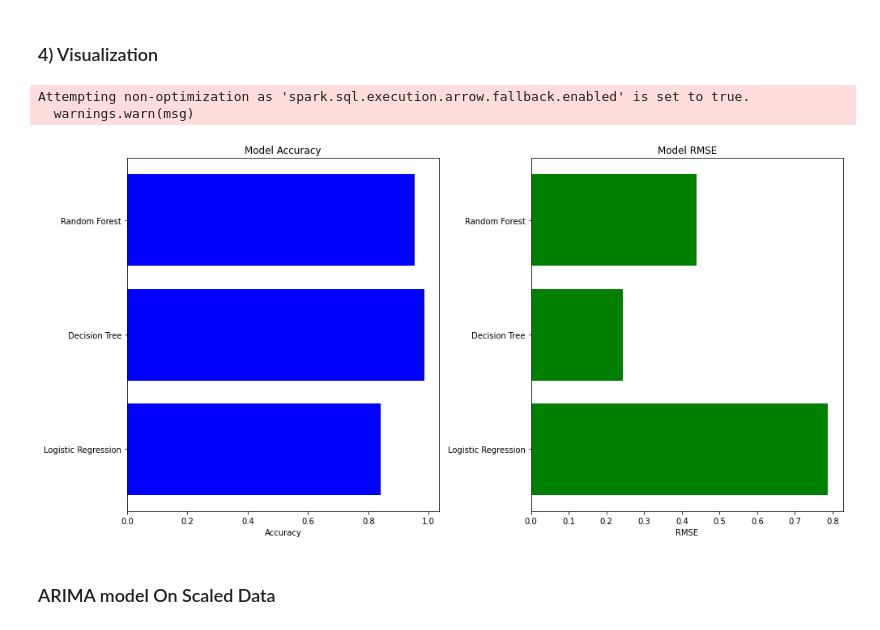
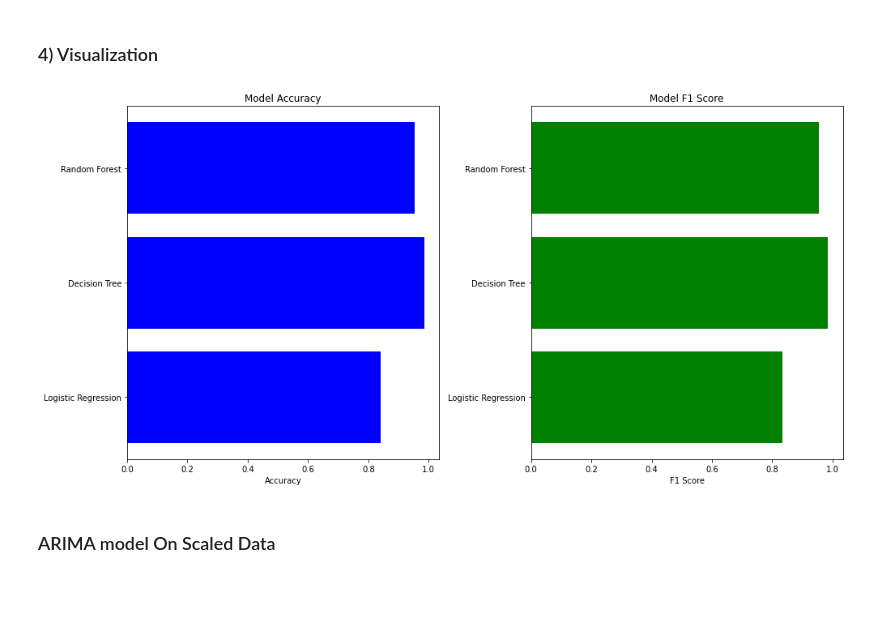
Before and after one commit to Himanshusamal60/Analysis_of_Air_Pollution_in_India, a Jupyter notebook: Analysis_of_pollution.ipynb, the cells around one changed output. Saved outputs shown, nothing was run; the diff lists cells and outputs as text; code cells hidden in the pictures; blank space fills up the shorter version.

```diff
--- a/Analysis_of_pollution.ipynb
+++ b/Analysis_of_pollution.ipynb
@@ -1544,6 +1567,7 @@ assembler = VectorAssembler(inputCols=feature_cols, outputCol='features')
 
 # Split the data into training and testing sets
 train_df, test_df = new_df.randomSplit([0.8, 0.2], seed=42)
+train_df=train_df.persist()
 # %% [markdown]
 ### 2) Model Building with Hyperparameter Tuning
 # %% [markdown]
@@ -2127,31 +2223,52 @@ summary_df.show()
 # %% [markdown]
 ### 4) Visualization
 # %%
+# # Visualization
+# import matplotlib.pyplot as plt
+
+# # Collect the summary data to plot
+# summary_pd = summary_df.toPandas()
+
+# # Plot accuracy and RMSE
+# plt.figure(figsize=(14, 7))
+
+# plt.subplot(1, 2, 1)
+# plt.barh(summary_pd['Model'], summary_pd['Accuracy'], color='blue')
+# plt.xlabel('Accuracy')
+# plt.title('Model Accuracy')
+
+# plt.subplot(1, 2, 2)
+# plt.barh(summary_pd['Model'], summary_pd['RMSE'], color='green')
+# plt.xlabel('RMSE')
+# plt.title('Model RMSE')
+
+# plt.tight_layout()
+# plt.show()
+
+
+
 # Visualization
 import matplotlib.pyplot as plt
 
 # Collect the summary data to plot
 summary_pd = summary_df.toPandas()
 
-# Plot accuracy and RMSE
 plt.figure(figsize=(14, 7))
 
 plt.subplot(1, 2, 1)
 plt.barh(summary_pd['Model'], summary_pd['Accuracy'], color='blue')
 plt.xlabel('Accuracy')
 plt.title('Model Accuracy')
 
 plt.subplot(1, 2, 2)
-plt.barh(summary_pd['Model'], summary_pd['RMSE'], color='green')
-plt.xlabel('RMSE')
-plt.title('Model RMSE')
+plt.barh(summary_pd['Model'], summary_pd['F1 Score'], color='green')
+plt.xlabel('F1 Score')
+plt.title('Model F1 Score')
 
 plt.tight_layout()
 plt.show()
 # %% [output]
-Attempting non-optimization as 'spark.sql.execution.arrow.fallback.enabled' is set to true.
-  warnings.warn(msg)
-[figure, old version]
+[figure, new version]
 # %% [markdown]
 ### ARIMA model On Scaled Data
 # %%
```
Also changed, not shown: parts of 37 cells of this notebook.
